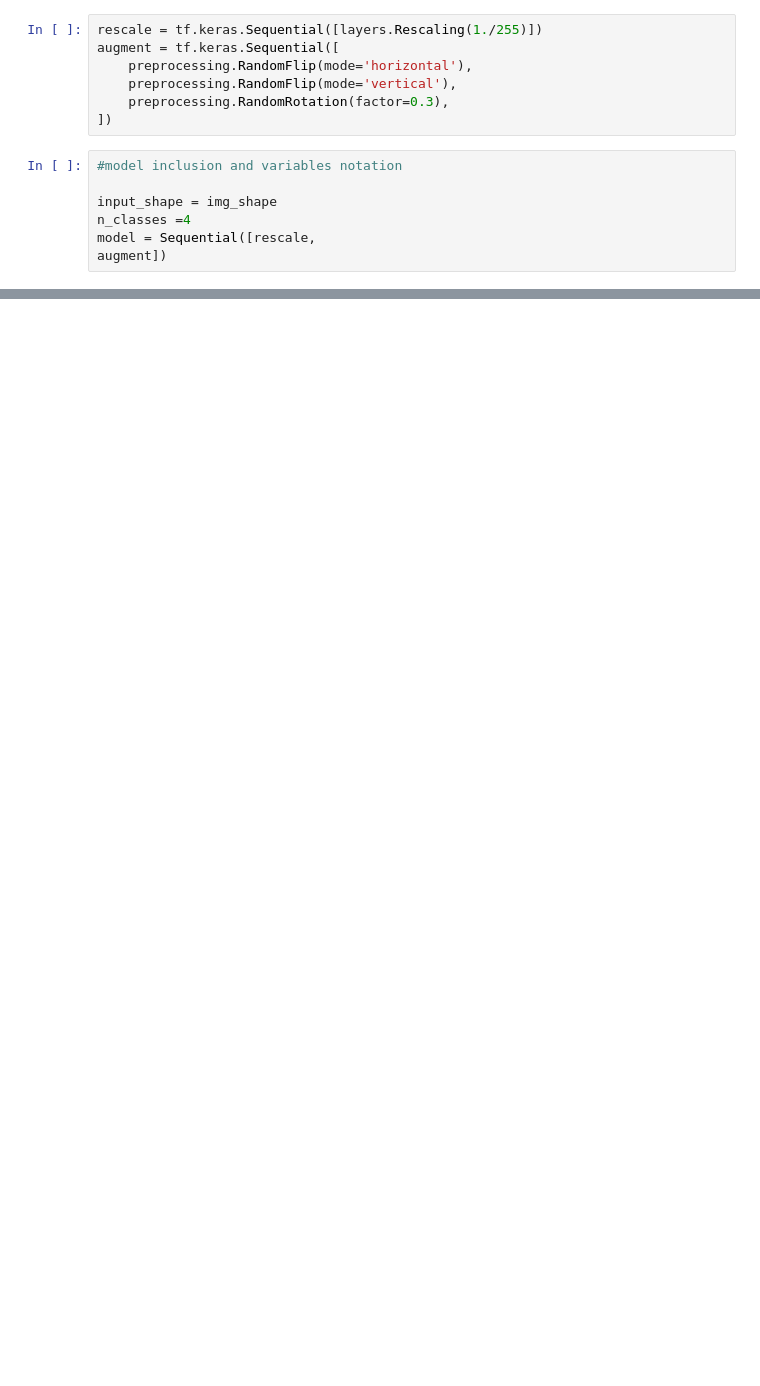
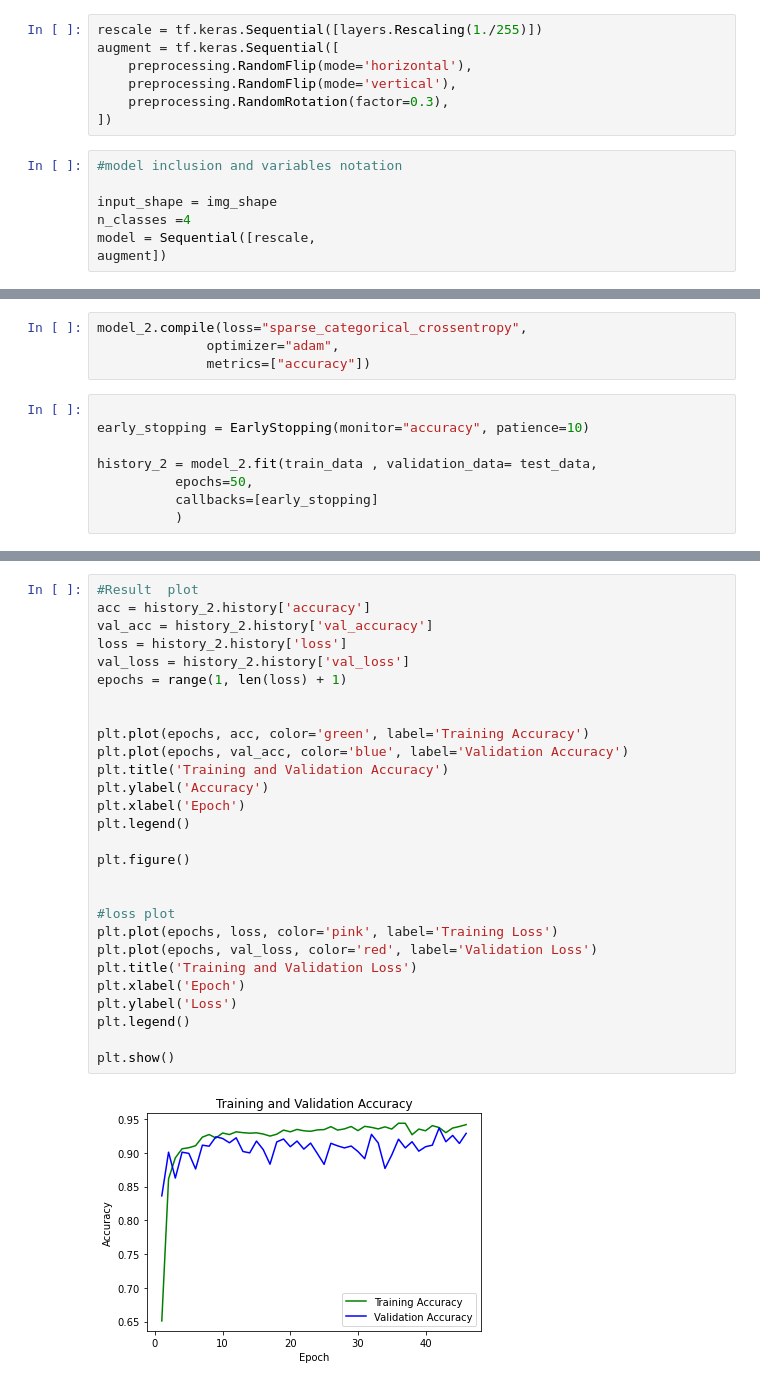
Before and after one commit to grzech903/-Image-Classification, a Jupyter notebook: Pierwsze NN .ipynb, the cells around one changed output, grey strips where cells are left out. Saved outputs shown, nothing was run; the diff lists cells and outputs as text; blank space fills up the shorter version.

```diff
--- a/Pierwsze NN .ipynb
+++ b/Pierwsze NN .ipynb
@@ -241,0 +237,12 @@ weighted avg       0.99      0.99      0.99      3942
+# %%
+model_2.compile(loss="sparse_categorical_crossentropy",
+              optimizer="adam",
+              metrics=["accuracy"])
+# %%
+
+early_stopping = EarlyStopping(monitor="accuracy", patience=10)
+
+history_2 = model_2.fit(train_data , validation_data= test_data,
+          epochs=50,
+          callbacks=[early_stopping]
+          )
@@ -241,0 +267,30 @@ weighted avg       0.99      0.99      0.99      3942
+# %%
+#Result  plot
+acc = history_2.history['accuracy']
+val_acc = history_2.history['val_accuracy']
+loss = history_2.history['loss']
+val_loss = history_2.history['val_loss']
+epochs = range(1, len(loss) + 1)
+
+
+plt.plot(epochs, acc, color='green', label='Training Accuracy')
+plt.plot(epochs, val_acc, color='blue', label='Validation Accuracy')
+plt.title('Training and Validation Accuracy')
+plt.ylabel('Accuracy')
+plt.xlabel('Epoch')
+plt.legend()
+
+plt.figure()
+
+
+#loss plot
+plt.plot(epochs, loss, color='pink', label='Training Loss')
+plt.plot(epochs, val_loss, color='red', label='Validation Loss')
+plt.title('Training and Validation Loss')
+plt.xlabel('Epoch')
+plt.ylabel('Loss')
+plt.legend()
+
+plt.show()
+# %% [output]
+[figure, added]
```
Also changed, not shown: parts of 16 cells of this notebook.
